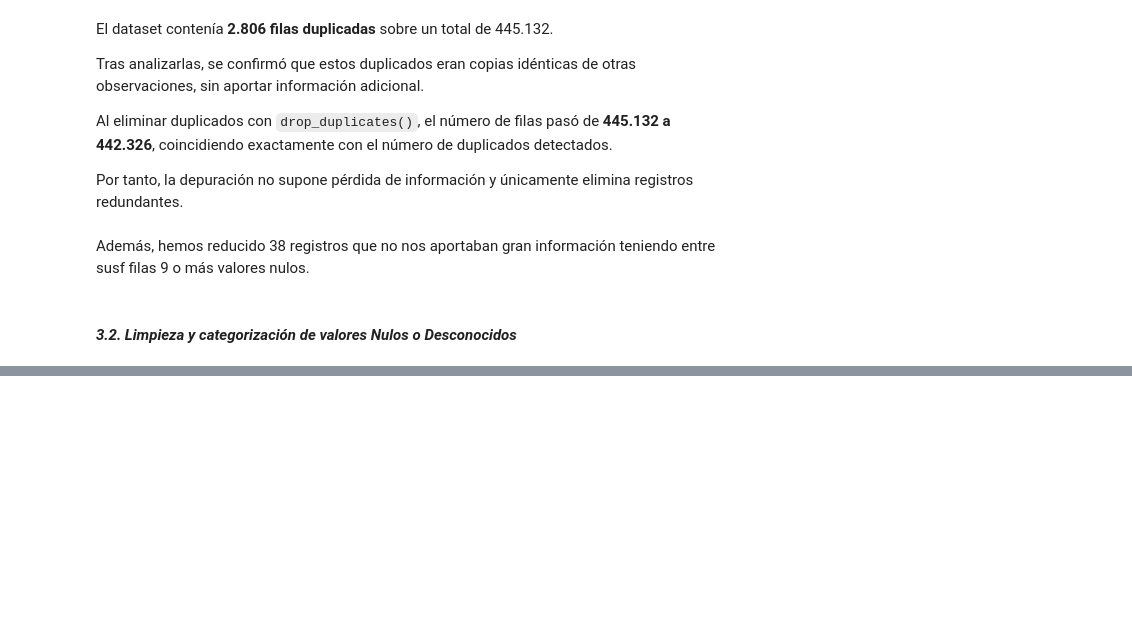
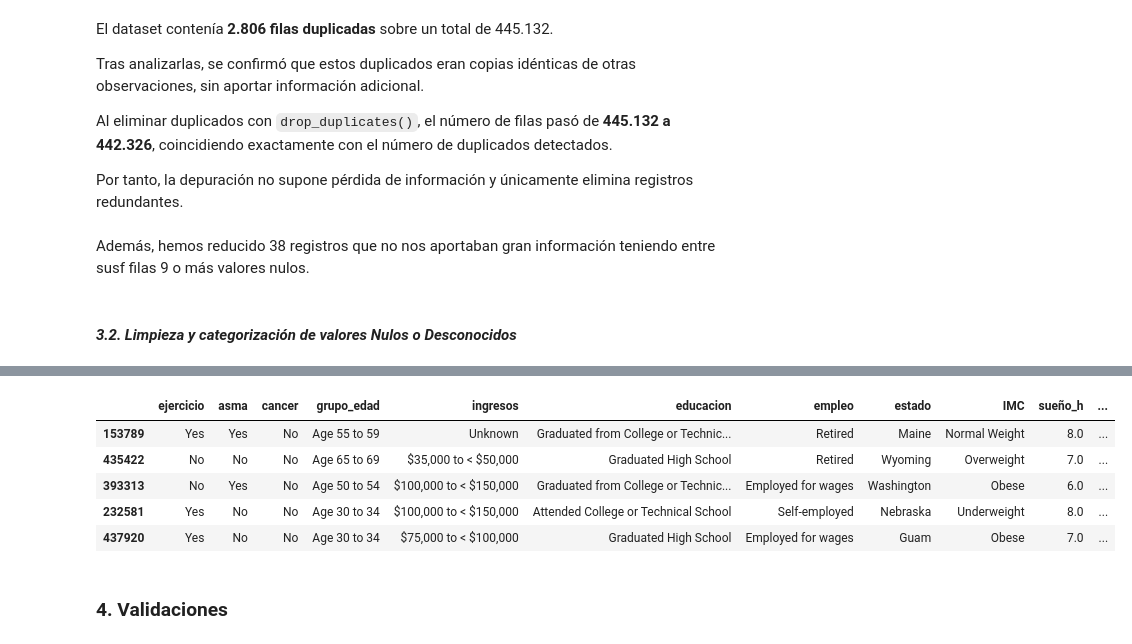
Before and after one commit to somm14/projects-evolve, a Jupyter notebook: EDA/notebooks/03_Limpieza_y_preparacion.ipynb, the cells around one changed output, grey strips where cells are left out. Saved outputs shown, nothing was run; the diff lists cells and outputs as text; code cells hidden in the pictures; blank space fills up the shorter version.

```diff
--- a/EDA/notebooks/03_Limpieza_y_preparacion.ipynb
+++ b/EDA/notebooks/03_Limpieza_y_preparacion.ipynb
@@ -98,3 +98,8 @@ Por tanto, la depuración no supone pérdida de información y únicamente elimi
 Además, hemos reducido 38 registros que no nos aportaban gran información teniendo entre susf filas 9 o más valores nulos.
 # %% [markdown]
 #### ***3.2. Limpieza y categorización de valores Nulos o Desconocidos***
+# %%
+cols_num = ['sueño_h', 'salud_mental_malos', 'salud_fisica_mala']
+cols_cat = [col for col in df_.columns if col not in cols_num]
+# %%
+df_clean = clean_nulls(df_, cols_cat)
@@ -100,0 +124,11 @@ Además, hemos reducido 38 registros que no nos aportaban gran información teni
+# %%
+df_clean.sample(5)
+# %% [output]
+|  | ejercicio | asma | cancer | grupo_edad | ingresos | educacion | empleo | estado | IMC | sueño_h | ... |
+| 153789 | Yes | Yes | No | Age 55 to 59 | Unknown | Graduated from College or Technic... | Retired | Maine | Normal Weight | 8.0 | ... |
+| 435422 | No | No | No | Age 65 to 69 | $35,000 to < $50,000 | Graduated High School | Retired | Wyoming | Overweight | 7.0 | ... |
+| 393313 | No | Yes | No | Age 50 to 54 | $100,000 to < $150,000 | Graduated from College or Technic... | Employed for wages | Washington | Obese | 6.0 | ... |
+| 232581 | Yes | No | No | Age 30 to 34 | $100,000 to < $150,000 | Attended College or Technical School | Self-employed | Nebraska | Underweight | 8.0 | ... |
+| 437920 | Yes | No | No | Age 30 to 34 | $75,000 to < $100,000 | Graduated High School | Employed for wages | Guam | Obese | 7.0 | ... |
+# %% [markdown]
+### **4. Validaciones**
```
Also changed, not shown: parts of 5 cells of this notebook, 1 other file.
